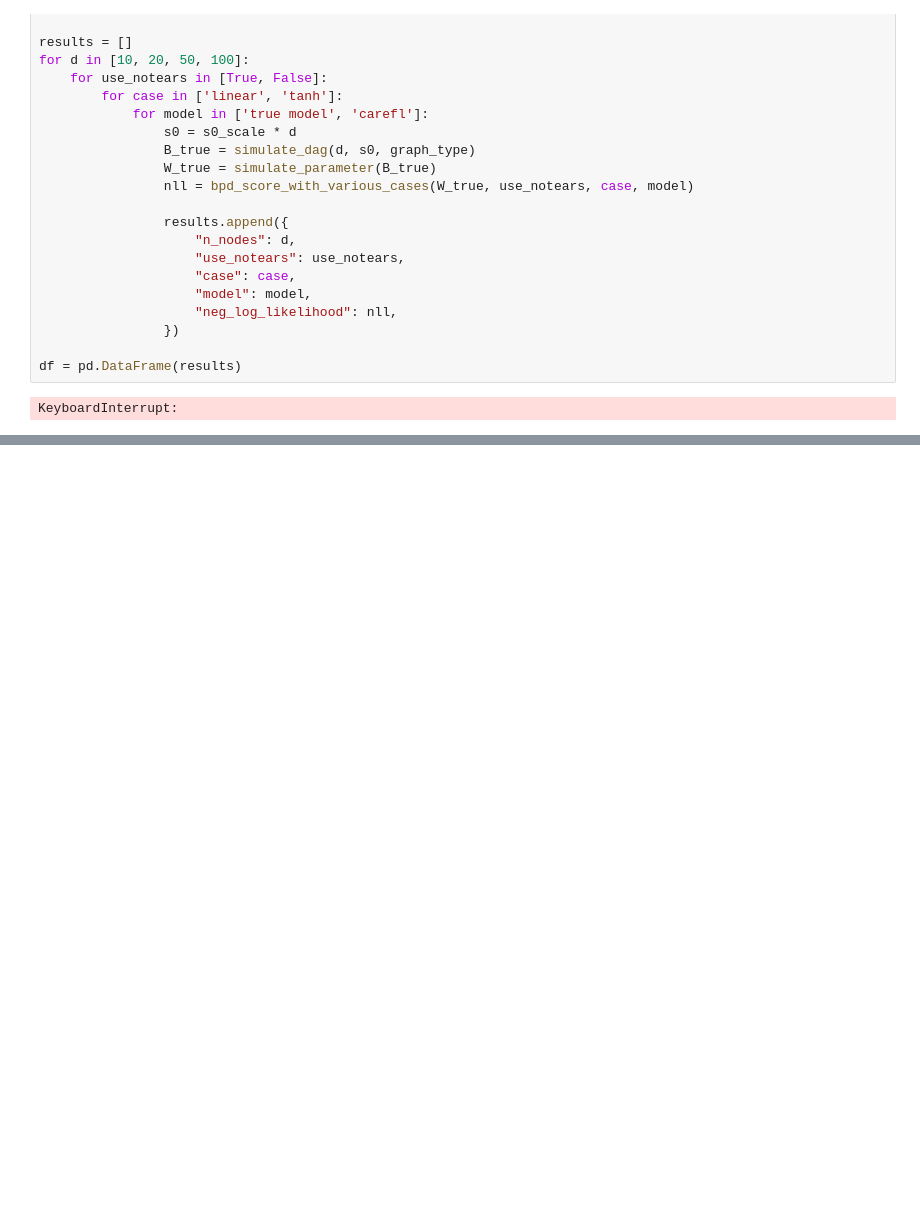
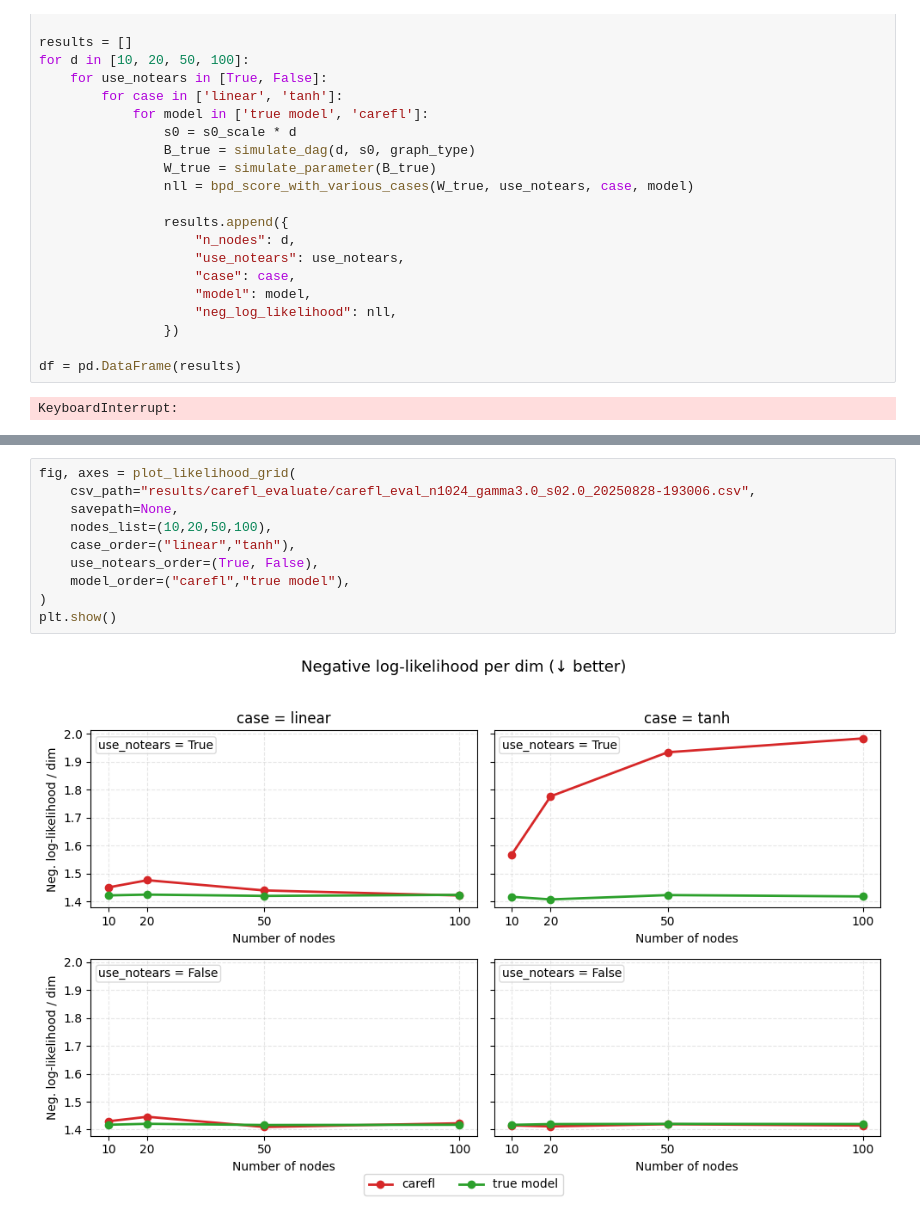
Before and after one commit to hashikun917/Diffusion, a Jupyter notebook: notebooks/250822CAREFLの性能評価：単純な生成・介入・反事実.ipynb, the cells around one changed output, grey strips where cells are left out. Drawn from its saved outputs; the diff is of its cells as text; blank space fills up the shorter version.

Commit message:
linearかつ因果探索ありケースでcarefl学習が上手く行かないケースの分析

```diff
--- a/notebooks/250822CAREFLの性能評価：単純な生成・介入・反事実.ipynb
+++ b/notebooks/250822CAREFLの性能評価：単純な生成・介入・反事実.ipynb
@@ -321,0 +447,12 @@ KeyboardInterrupt:
+# %%
+fig, axes = plot_likelihood_grid(
+    csv_path="results/carefl_evaluate/carefl_eval_n1024_gamma3.0_s02.0_20250828-193006.csv",
+    savepath=None,
+    nodes_list=(10,20,50,100),
+    case_order=("linear","tanh"),
+    use_notears_order=(True, False),
+    model_order=("carefl","true model"),
+)
+plt.show()
+# %% [output]
+[figure, added]
```
Also changed, not shown: parts of 7 cells of this notebook, 6 other files.
